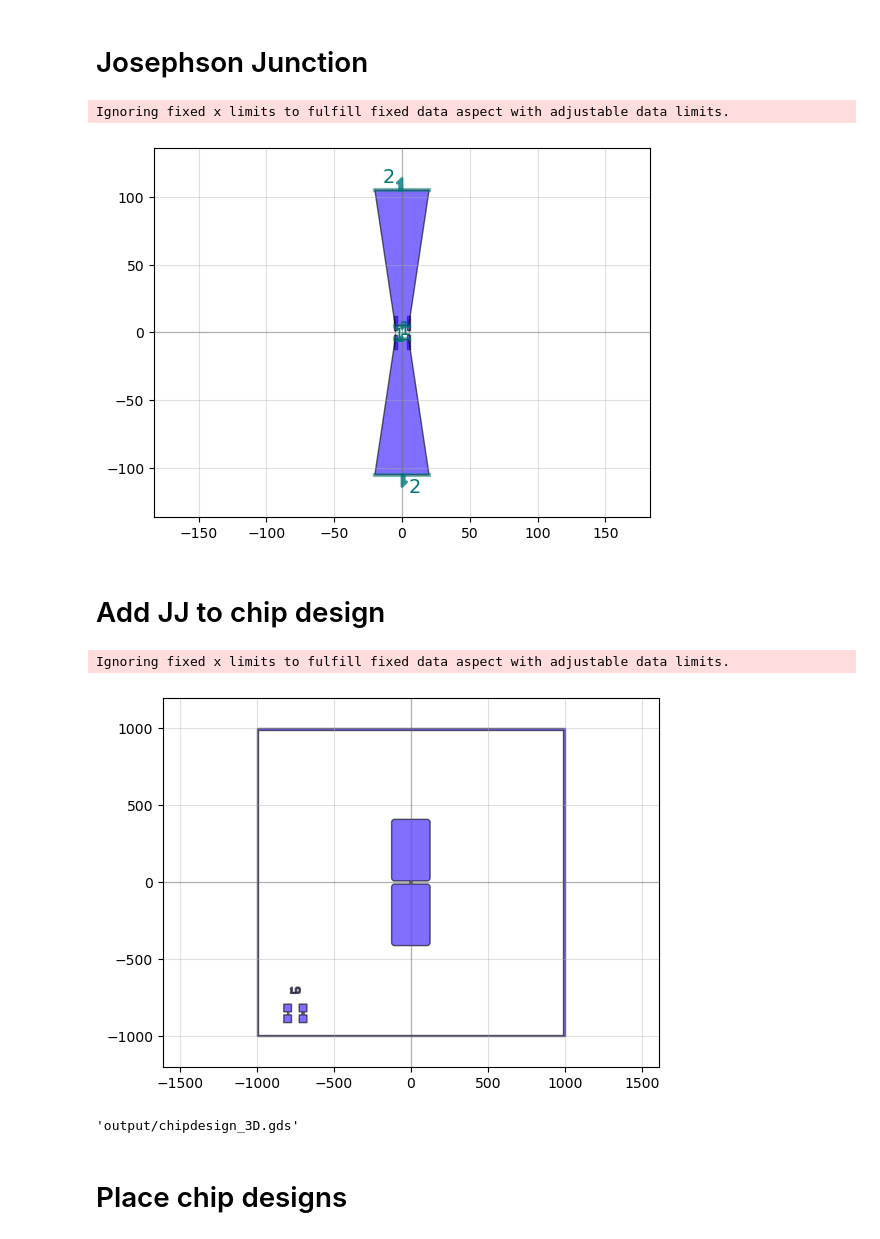
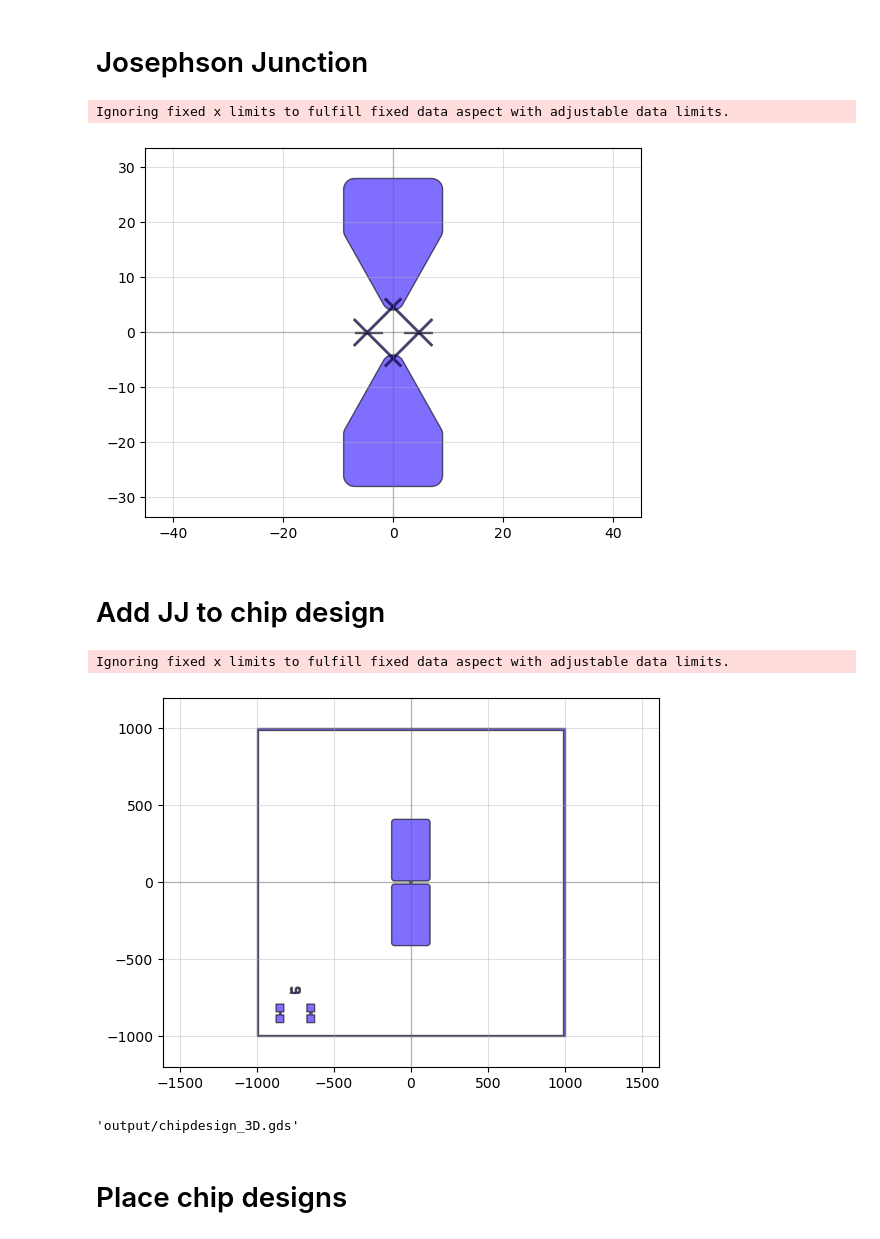
Before and after one commit to yminononono/Quantum-GDSDesign, a Jupyter notebook: transmon3D.ipynb, the cells around one changed output. Drawn from its saved outputs; the diff is of its cells as text; code cells hidden in the pictures.

```diff
--- a/transmon3D.ipynb
+++ b/transmon3D.ipynb
@@ -67,18 +69,18 @@ Ignoring fixed x limits to fulfill fixed data aspect with adjustable data limits
 # %% [markdown]
 # Josephson Junction
 # %%
-# JJ = device_JJ(width = 0.3, JJtype = "manhattan", squid = True, bandage = False)
+JJ = device_JJ(width = 0.3, JJtype = "manhattan", squid = True, bandage = False)
 # JJ = device_JJ(width = 0.3, JJtype = "manhattan", squid = False, bandage = False)
 # JJ = device_JJ(width = 0.135, JJtype = "manhattan", squid = True, bandage = True)
 # JJ = device_JJ(width = 0.135, JJtype = "manhattan", squid = False, bandage = True)
-JJ = device_JJ(width = 1.0, JJtype = "dolan", squid = True, bandage = False)
+# JJ = device_JJ(width = 1.0, JJtype = "dolan", squid = True, bandage = False)
 # JJ = device_JJ(width = 1.0, JJtype = "dolan", squid = False, bandage = False)
 # JJ = device_JJ(width = 1.0, JJtype = "dolan", squid = True, bandage = True)
 # JJ = device_JJ(width = 1.0, JJtype = "dolan", squid = False, bandage = True)
 qp(JJ)
 # %% [output]
 Ignoring fixed x limits to fulfill fixed data aspect with adjustable data limits.
-[figure, old version]
+[figure, new version]
 # %% [markdown]
 # Add JJ to chip design
 # %%
@@ -127,7 +129,7 @@ def custom_chip(x, y):
     TA.center = (0, 0)
     TA_squid = pg.copy(TA)
     TA_squid.add_ref(JJ_squid)
-    TA_squid.movex(2*TestPoint_box_width)
+    TA_squid.movex(4*TestPoint_box_width)
     TA.add_ref(JJ)
     TA.add_ref(TA_squid)
     TA.center = (0,0)
@@ -145,7 +147,7 @@ qp(chip)
 chip.write_gds('output/chipdesign_3D')
 # %% [output]
 Ignoring fixed x limits to fulfill fixed data aspect with adjustable data limits.
-[figure, old version]
+[figure, new version]
 'output/chipdesign_3D.gds'
 # %% [markdown]
 # Place chip designs
```
Also changed, not shown: parts of 4 cells of this notebook, 7 other files.
